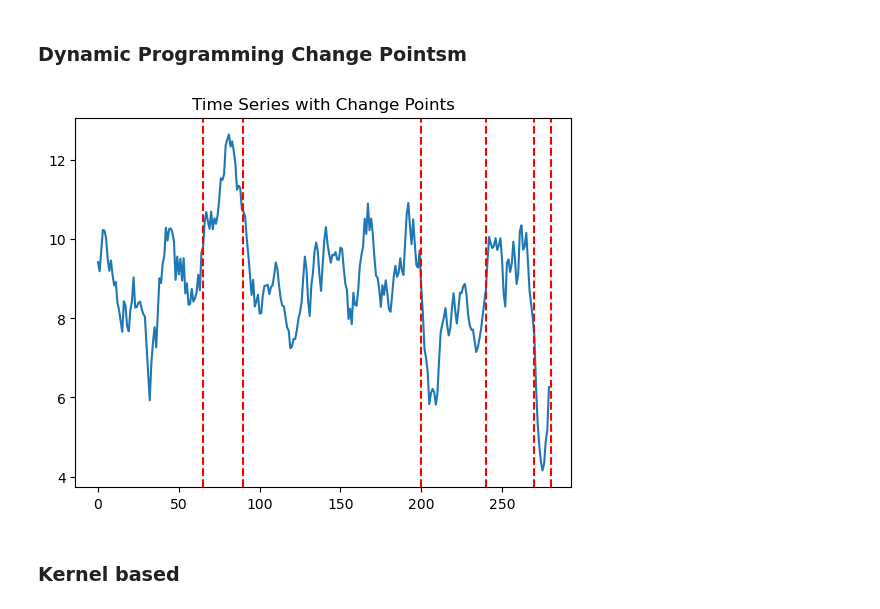
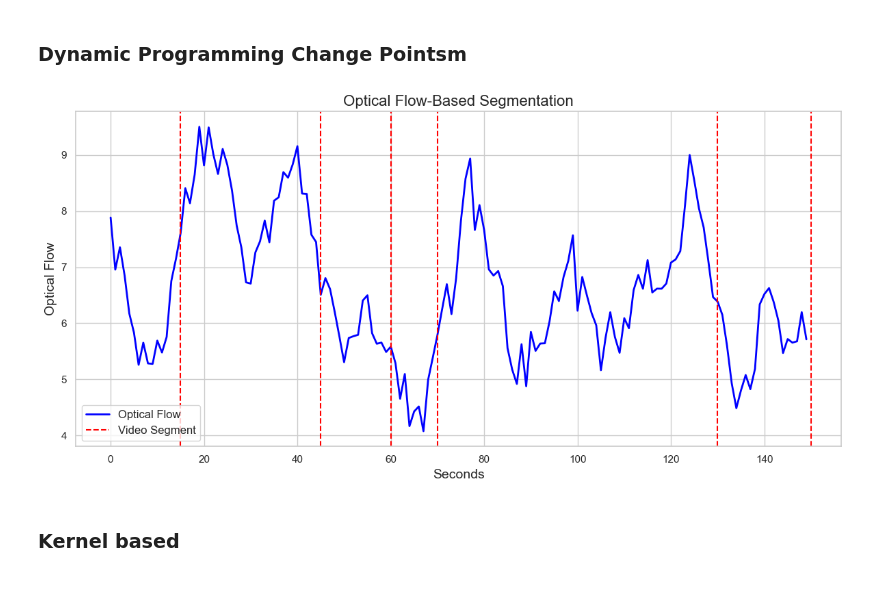
Before and after one commit to smerrillunc/VMR, a Jupyter notebook: notebooks/SegmentingDemo.ipynb, the cells around one changed output. Saved outputs shown, nothing was run; the diff lists cells and outputs as text; code cells hidden in the pictures.

```diff
--- a/notebooks/SegmentingDemo.ipynb
+++ b/notebooks/SegmentingDemo.ipynb
@@ -410,17 +417,36 @@ plt.show()
 # %% [markdown]
 ### Dynamic Programming Change Pointsm
 # %%
-algo = rpt.Dynp(model='l2', min_size=3, jump=5).fit(optical_flow_video)
+optical_flow_video = optical_flow_video[:150]
+algo = rpt.Dynp(model='normal', min_size=10, jump=5).fit(optical_flow_video)
 change_points = algo.predict(n_bkps=5)  # The 'pen' parameter controls sensitivity
-# %%
-plt.clf()
-plt.plot(optical_flow_video)
-plt.title("Time Series with Change Points")
-for cp in change_points:
-    plt.axvline(cp, color="red", linestyle="--")
-plt.show()
-# %% [output]
-[figure, removed]
+# %%
+import matplotlib.pyplot as plt
+import seaborn as sns
+
+# Use a clean plotting style
+sns.set(style="whitegrid")
+
+plt.figure(figsize=(12, 6))
+plt.plot(optical_flow_video, label="Optical Flow", color="blue", linewidth=2)
+
+# Add vertical lines for change points
+for cp in change_points:
+    plt.axvline(cp, color="red", linestyle="--", linewidth=1.5, label="Video Segment" if cp == change_points[0] else "")
+
+plt.title("Optical Flow-Based Segmentation", fontsize=16)
+plt.xlabel("Seconds", fontsize=14)
+plt.ylabel("Optical Flow", fontsize=14)
+
+# Avoid duplicate legend entries
+handles, labels = plt.gca().get_legend_handles_labels()
+by_label = dict(zip(labels, handles))
+plt.legend(by_label.values(), by_label.keys(), fontsize=12)
+
+plt.tight_layout()
+plt.show()
+# %% [output]
+[figure, added]
 # %% [markdown]
 ### Kernel based
 # %%
```
Also changed, not shown: parts of 11 cells of this notebook, 7 other files.
